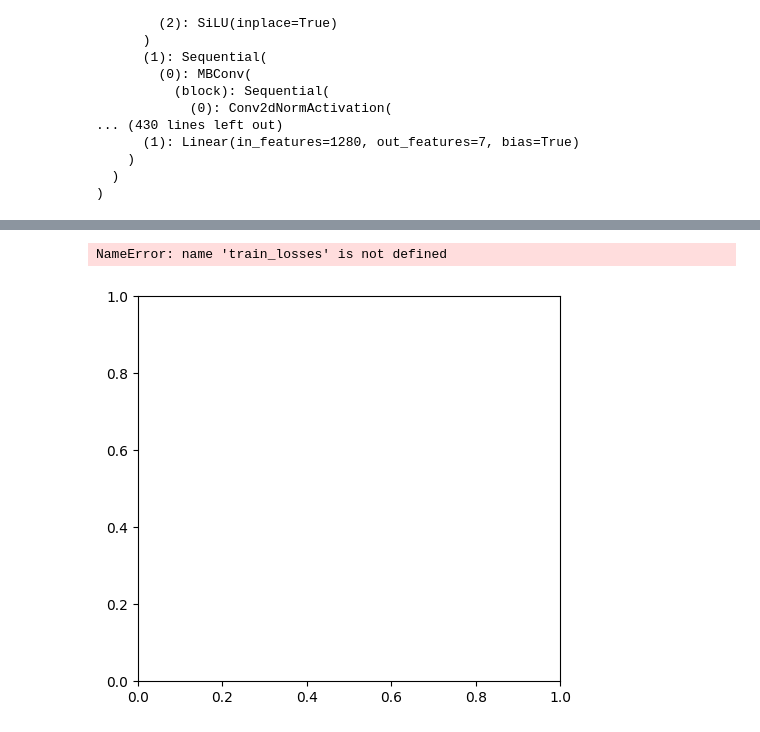
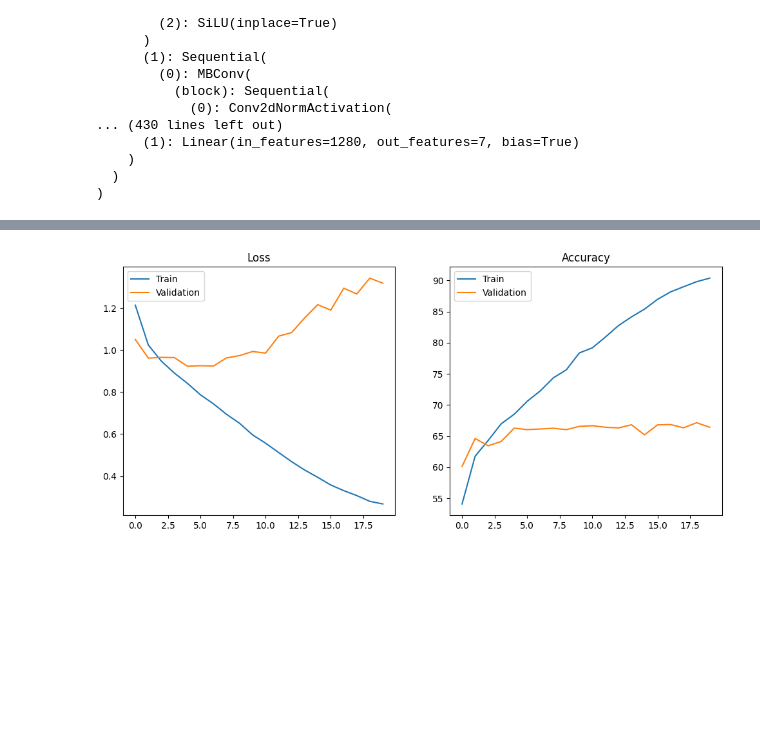
Before and after one commit to Niharika5389/LGCCA-FER, a Jupyter notebook: notebooks/02-training.ipynb, the cells around one changed output, grey strips where cells are left out. Drawn from its saved outputs; the diff is of its cells as text; code cells hidden in the pictures; blank space fills up the shorter version.

Commit message:
02-training

```diff
--- a/notebooks/02-training.ipynb
+++ b/notebooks/02-training.ipynb
@@ -134,22 +132,21 @@ Best model saved.
 # %%
 plt.figure(figsize=(12,5))
 
 plt.subplot(1,2,1)
 plt.plot(train_losses,label="Train")
 plt.plot(val_losses,label="Validation")
 plt.legend()
 plt.title("Loss")
 
 plt.subplot(1,2,2)
-plt.plot(train_accuracies,label="Train")
-plt.plot(val_accuracies,label="Validation")
+plt.plot(train_accs,label="Train")
+plt.plot(val_accs,label="Validation")
 plt.legend()
 plt.title("Accuracy")
 
 plt.show()
 # %% [output]
-NameError: name 'train_losses' is not defined
-[figure, old version]
+[figure, new version]
 # %%
 model.load_state_dict(torch.load(CHECKPOINT_PATH))
 model.eval()
```
Also changed, not shown: parts of 5 cells of this notebook.
